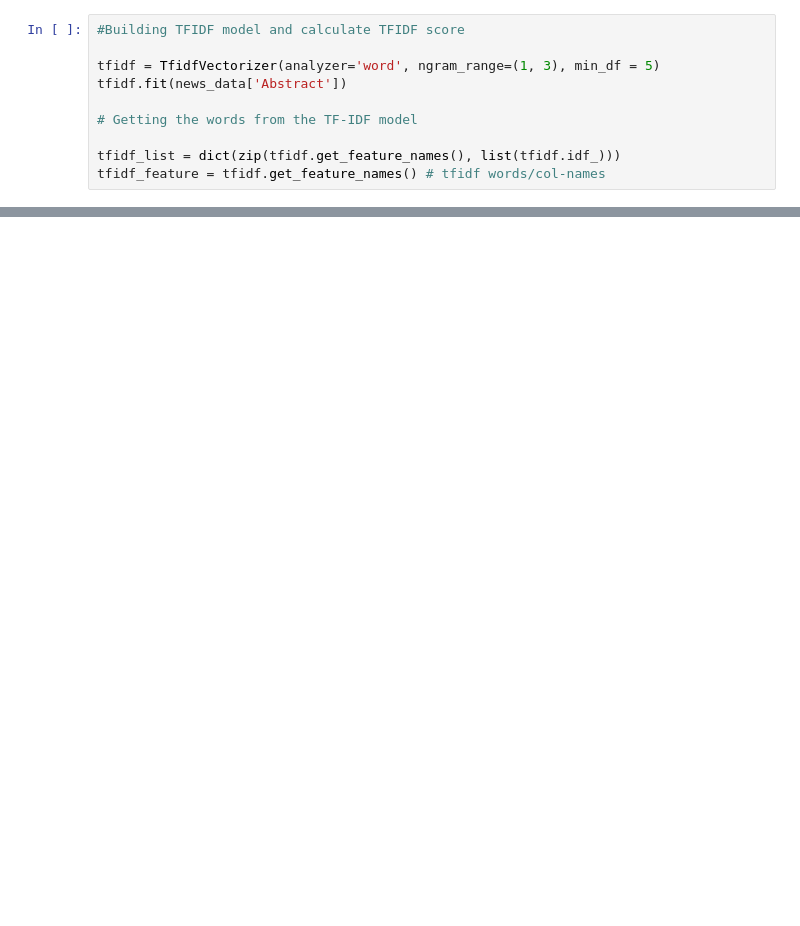
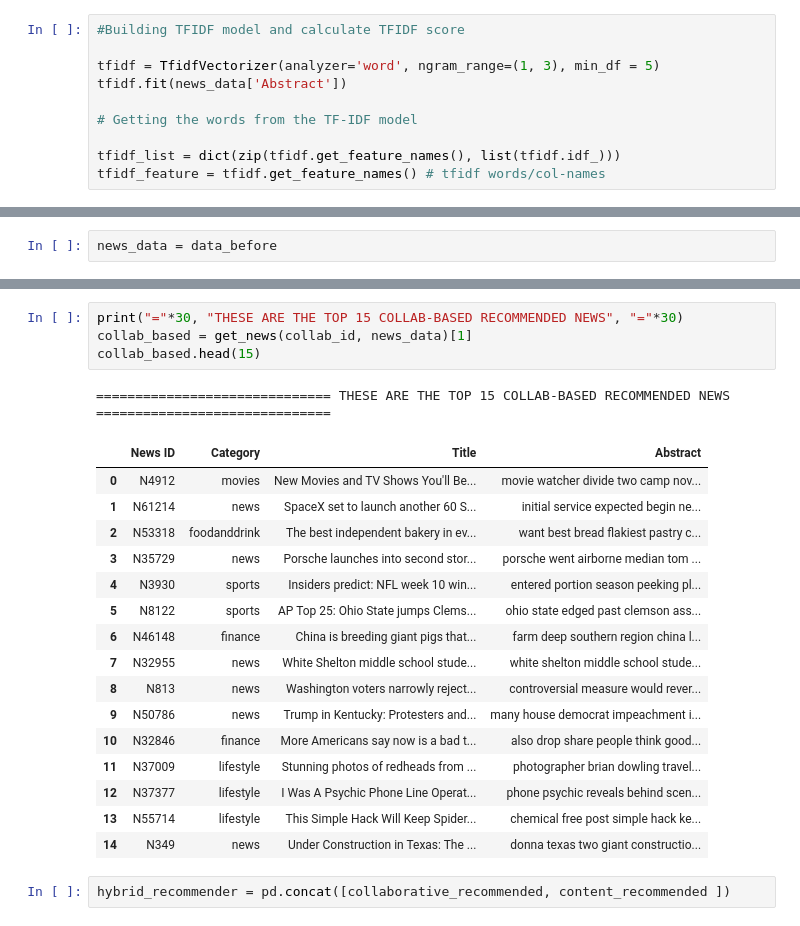
Before and after one commit to Sthesha/Comp702-Project.-, a Jupyter notebook: Project.ipynb, the cells around one changed output, grey strips where cells are left out. Drawn from its saved outputs; the diff is of its cells as text; blank space fills up the shorter version.

```diff
--- a/Project.ipynb
+++ b/Project.ipynb
@@ -538,0 +597,2 @@ Data columns (total 3 columns):
+# %%
+news_data = data_before
@@ -538,0 +668,24 @@ Data columns (total 3 columns):
+# %%
+print("="*30, "THESE ARE THE TOP 15 COLLAB-BASED RECOMMENDED NEWS", "="*30)
+collab_based = get_news(collab_id, news_data)[1]
+collab_based.head(15)
+# %% [output]
+============================== THESE ARE THE TOP 15 COLLAB-BASED RECOMMENDED NEWS ==============================
+|  | News ID | Category | Title | Abstract |
+| 0 | N4912 | movies | New Movies and TV Shows You'll Be... | movie watcher divide two camp nov... |
+| 1 | N61214 | news | SpaceX set to launch another 60 S... | initial service expected begin ne... |
+| 2 | N53318 | foodanddrink | The best independent bakery in ev... | want best bread flakiest pastry c... |
+| 3 | N35729 | news | Porsche launches into second stor... | porsche went airborne median tom ... |
+| 4 | N3930 | sports | Insiders predict: NFL week 10 win... | entered portion season peeking pl... |
+| 5 | N8122 | sports | AP Top 25: Ohio State jumps Clems... | ohio state edged past clemson ass... |
+| 6 | N46148 | finance | China is breeding giant pigs that... | farm deep southern region china l... |
+| 7 | N32955 | news | White Shelton middle school stude... | white shelton middle school stude... |
+| 8 | N813 | news | Washington voters narrowly reject... | controversial measure would rever... |
+| 9 | N50786 | news | Trump in Kentucky: Protesters and... | many house democrat impeachment i... |
+| 10 | N32846 | finance | More Americans say now is a bad t... | also drop share people think good... |
+| 11 | N37009 | lifestyle | Stunning photos of redheads from ... | photographer brian dowling travel... |
+| 12 | N37377 | lifestyle | I Was A Psychic Phone Line Operat... | phone psychic reveals behind scen... |
+| 13 | N55714 | lifestyle | This Simple Hack Will Keep Spider... | chemical free post simple hack ke... |
+| 14 | N349 | news | Under Construction in Texas: The ... | donna texas two giant constructio... |
+# %%
+hybrid_recommender = pd.concat([collaborative_recommended, content_recommended ])
```
Also changed, not shown: parts of 113 cells of this notebook.
